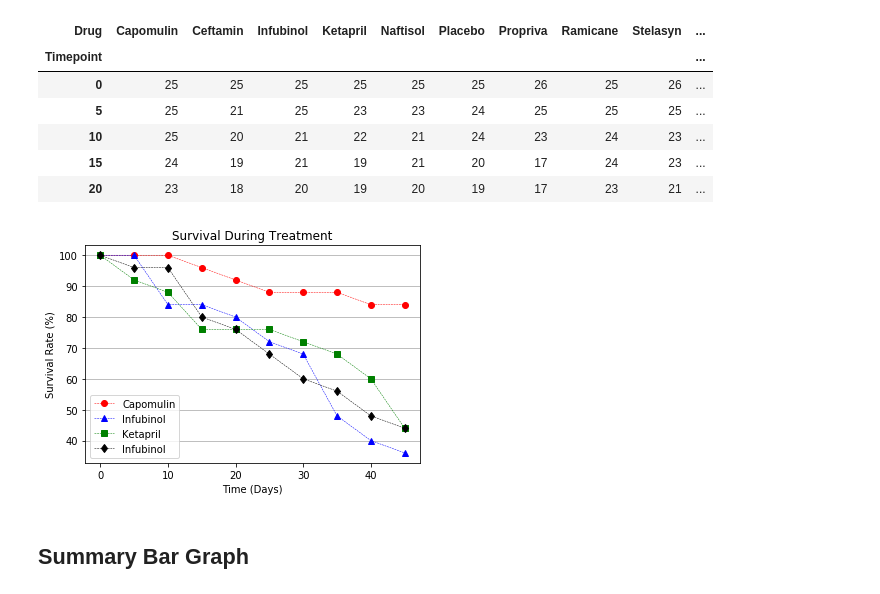
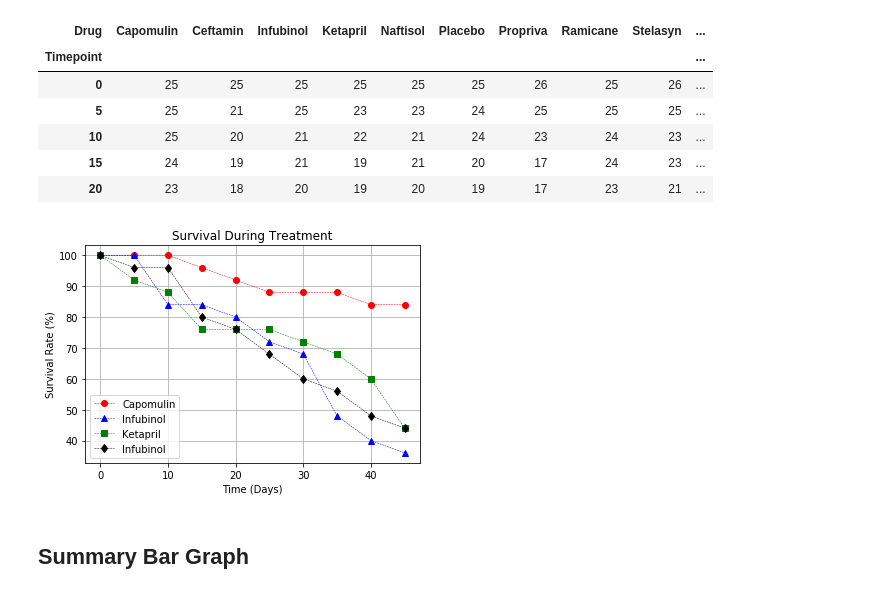
Before and after one commit to nawdah/matplotlib-challenge, a Jupyter notebook: Pymaceuticals/pymaceuticals_starter.ipynb, the cells around one changed output. Saved outputs shown, nothing was run; the diff lists cells and outputs as text; code cells hidden in the pictures.

```diff
--- a/Pymaceuticals/pymaceuticals_starter.ipynb
+++ b/Pymaceuticals/pymaceuticals_starter.ipynb
@@ -233,34 +233,34 @@ reformatted_count_df.head()
 # %%
 # Generate the Plot (Accounting for percentages)
 index_count = list(reformatted_count_df.index)
 index_count
 
 x_axis_count = index_count
 
 cap_y = reformatted_count_df["Capomulin"] / reformatted_count_df["Capomulin"][0] * 100
 inf_y = reformatted_count_df["Infubinol"] / reformatted_count_df["Infubinol"][0] * 100
 ket_y = reformatted_count_df["Ketapril"] / reformatted_count_df["Ketapril"][0] * 100
 plac_y = reformatted_count_df["Placebo"] / reformatted_count_df["Placebo"][0] * 100
 
 capomulin_count, = plt.plot(x_axis_count, cap_y, marker="o",color="red", linestyle='--', linewidth=.5, label="Capomulin")
 infubinol_count, = plt.plot(x_axis_count, inf_y, marker="^", color="blue", linestyle='--', linewidth=.5, label="Infubinol")
 ketapril_count, = plt.plot(x_axis_count, ket_y, marker="s", color="green", linestyle='--', linewidth=.5, label="Ketapril")
 placebo_count, = plt.plot(x_axis_count, plac_y, marker="d", color="black", linestyle='--', linewidth=.5, label="Infubinol")
 
 plt.legend(handles=[capomulin_count, infubinol_count, ketapril_count, placebo_count], loc="best")
 
 plt.xlabel("Time (Days)")
 plt.ylabel("Survival Rate (%)")
 plt.title("Survival During Treatment")
 
 ax = plt.axes()
-ax.yaxis.grid()
+ax.grid()
 
 # Save the Figure
 plt.savefig("../Pymaceuticals/survival.png")
 plt.show()
 # %% [output]
-[figure, old version]
+[figure, new version]
 # %% [markdown]
 ## Summary Bar Graph
 # %%
```
